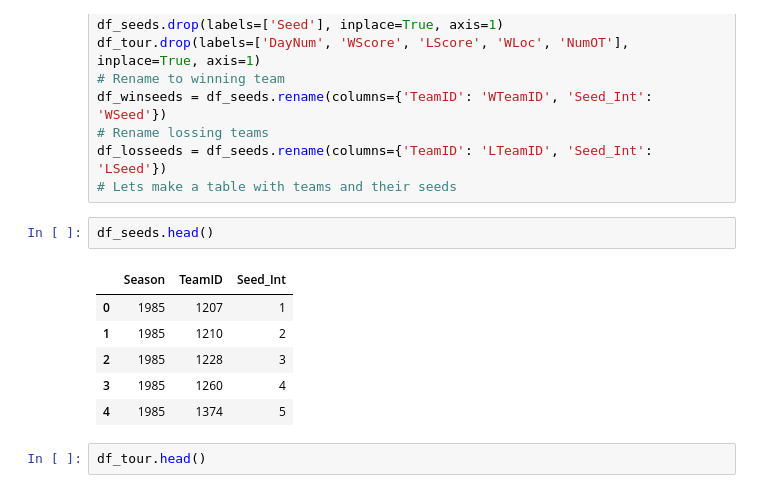
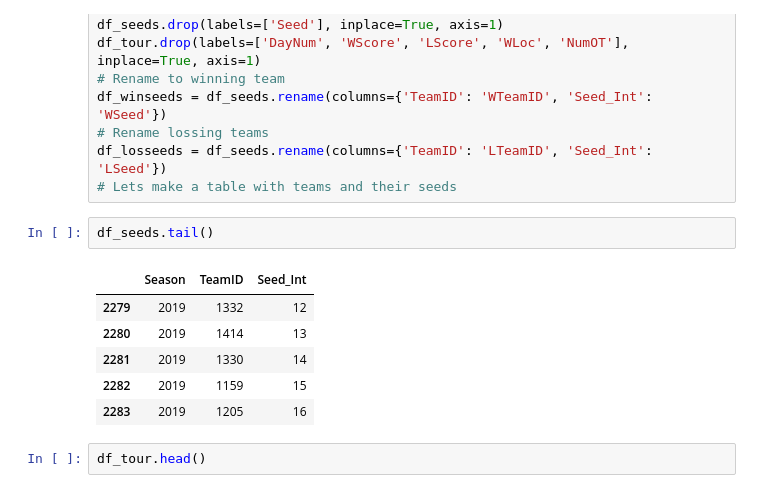
Before and after one commit to kgnadinger/ncaa_tournament_ml_model, a Jupyter notebook: tournament_model.ipynb, the cells around one changed output. Saved outputs shown, nothing was run; the diff lists cells and outputs as text.

```diff
--- a/tournament_model.ipynb
+++ b/tournament_model.ipynb
@@ -102,14 +134,14 @@ df_winseeds = df_seeds.rename(columns={'TeamID': 'WTeamID', 'Seed_Int': 'WSeed'}
 df_losseeds = df_seeds.rename(columns={'TeamID': 'LTeamID', 'Seed_Int': 'LSeed'})
 # Lets make a table with teams and their seeds
 # %%
-df_seeds.head()
+df_seeds.tail()
 # %% [output]
 |  | Season | TeamID | Seed_Int |
-| 0 | 1985 | 1207 | 1 |
-| 1 | 1985 | 1210 | 2 |
-| 2 | 1985 | 1228 | 3 |
-| 3 | 1985 | 1260 | 4 |
-| 4 | 1985 | 1374 | 5 |
+| 2279 | 2019 | 1332 | 12 |
+| 2280 | 2019 | 1414 | 13 |
+| 2281 | 2019 | 1330 | 14 |
+| 2282 | 2019 | 1159 | 15 |
+| 2283 | 2019 | 1205 | 16 |
 # %%
 df_tour.head()
 # %% [output]
```
Also changed, not shown: parts of 55 cells of this notebook, 3 other files.
